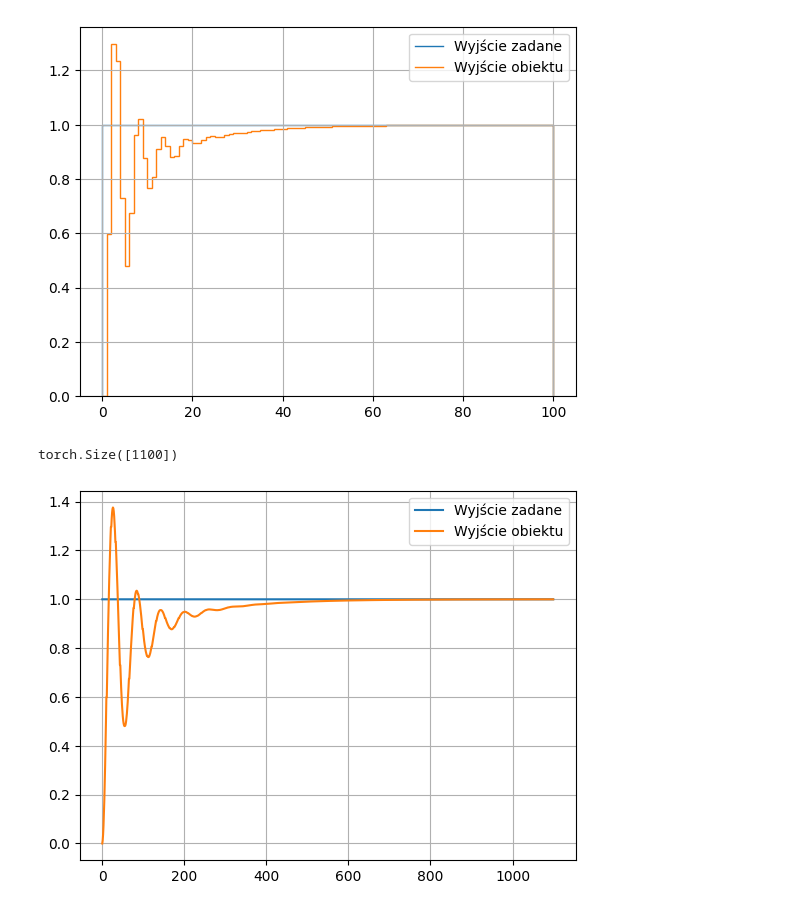
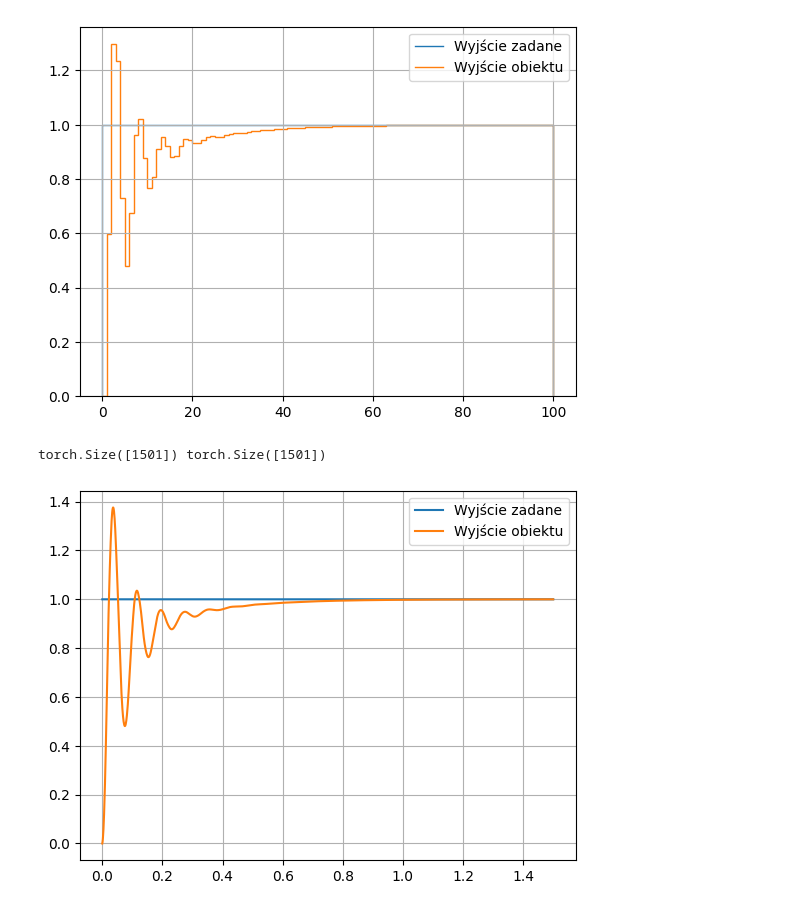
Before and after one commit to antoniprzybylik/akson, a Jupyter notebook: example.ipynb, the cells around one changed output. Saved outputs shown, nothing was run; the diff lists cells and outputs as text; code cells hidden in the pictures.

```diff
--- a/example.ipynb
+++ b/example.ipynb
@@ -63,18 +63,26 @@ plt.show()
 # %%
 continous_feedback_system = akson.ContinousFeedbackSystem(regulator, continous_system, T)
 # %%
+t = []
 y = []
-for _ in range(100):
-    y.append(continous_feedback_system.step(1).squeeze())
+for i in range(100):
+    ct, cy = continous_feedback_system.step(torch.tensor(1), step_size=torch.tensor(0.001))
+    cy = cy.squeeze()
+    if i > 0:
+        ct = ct[1:]+t[-1][-1]
+        cy = cy[1:]
+    t.append(ct)
+    y.append(cy)
+t = torch.cat(t, dim=0)
 y = torch.cat(y, dim=0)
-print(y.shape)
+print(t.shape, y.shape)
 # %% [output]
-torch.Size([1100])
+torch.Size([1501]) torch.Size([1501])
 # %%
-plt.plot(torch.arange(1100), torch.ones((1100,)))
-plt.plot(torch.arange(1100), y)
+plt.plot(t, torch.ones_like(t))
+plt.plot(t, y)
 plt.legend(['Wyjście zadane', 'Wyjście obiektu'])
 plt.grid()
 plt.show()
 # %% [output]
-[figure, old version]
+[figure, new version]
```
Also changed, not shown: parts of 1 cell of this notebook.
